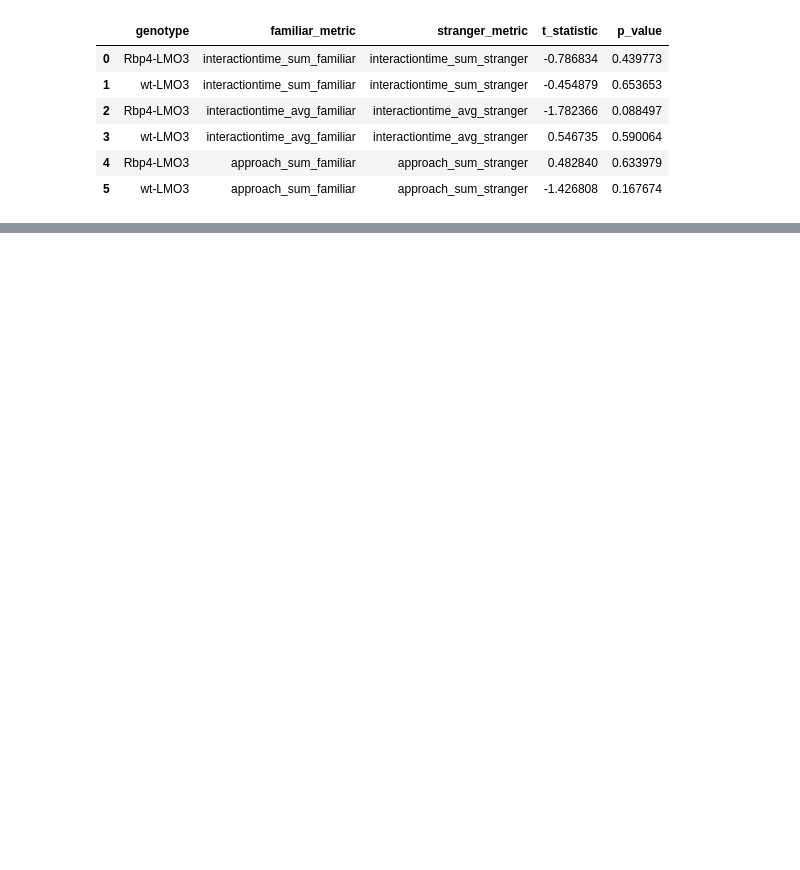
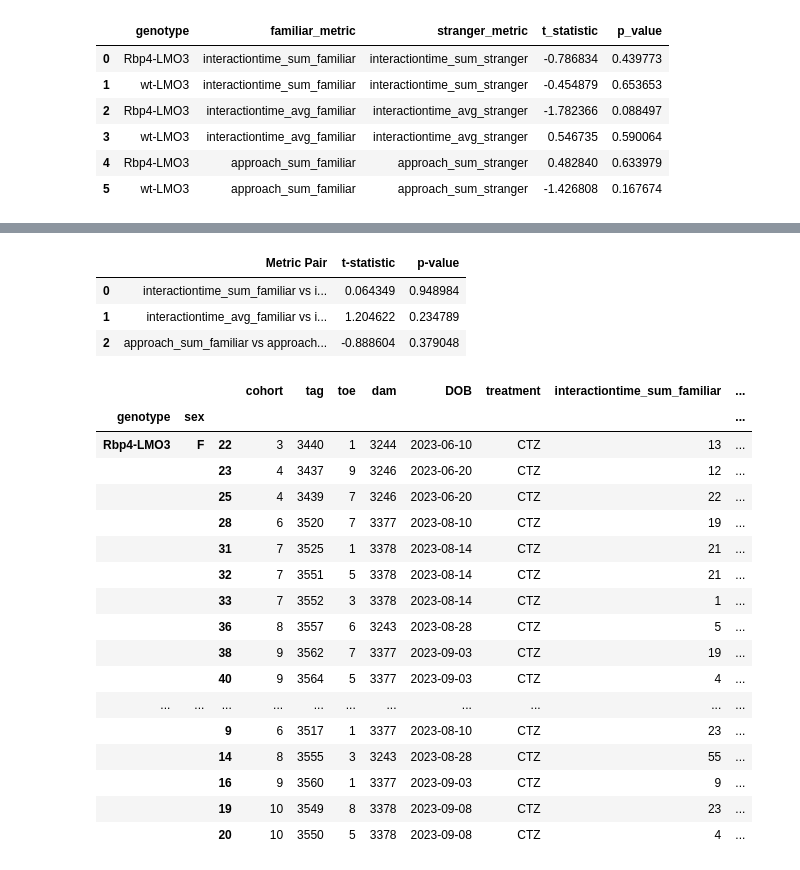
Before and after one commit to ecresp1el/ezpzmouseanalytics, a Jupyter notebook: notebooks/ezpz_analysis.ipynb, the cells around one changed output, grey strips where cells are left out. Cells and saved outputs as stored; diff of their text form; code cells hidden in the pictures; blank space fills up the shorter version.

```diff
--- a/notebooks/ezpz_analysis.ipynb
+++ b/notebooks/ezpz_analysis.ipynb
@@ -519,0 +972,29 @@ ValueError: cannot insert genotype, already exists
+# %%
+# Perform t-tests on the discrimination index
+mouse_analysis.analysis.perform_discrimination_ttest()
+# %% [output]
+|  | Metric Pair | t-statistic | p-value |
+| 0 | interactiontime_sum_familiar vs i... | 0.064349 | 0.948984 |
+| 1 | interactiontime_avg_familiar vs i... | 1.204622 | 0.234789 |
+| 2 | approach_sum_familiar vs approach... | -0.888604 | 0.379048 |
+# %%
+mouse_analysis.genotype_sex_groups
+# %% [output]
+|  |  |  | cohort | tag | toe | dam | DOB | treatment | interactiontime_sum_familiar | ... |
+| genotype | sex |  |  |  |  |  |  |  |  | ... |
+| Rbp4-LMO3 | F | 22 | 3 | 3440 | 1 | 3244 | 2023-06-10 | CTZ | 13 | ... |
+|  |  | 23 | 4 | 3437 | 9 | 3246 | 2023-06-20 | CTZ | 12 | ... |
+|  |  | 25 | 4 | 3439 | 7 | 3246 | 2023-06-20 | CTZ | 22 | ... |
+|  |  | 28 | 6 | 3520 | 7 | 3377 | 2023-08-10 | CTZ | 19 | ... |
+|  |  | 31 | 7 | 3525 | 1 | 3378 | 2023-08-14 | CTZ | 21 | ... |
+|  |  | 32 | 7 | 3551 | 5 | 3378 | 2023-08-14 | CTZ | 21 | ... |
+|  |  | 33 | 7 | 3552 | 3 | 3378 | 2023-08-14 | CTZ | 1 | ... |
+|  |  | 36 | 8 | 3557 | 6 | 3243 | 2023-08-28 | CTZ | 5 | ... |
+|  |  | 38 | 9 | 3562 | 7 | 3377 | 2023-09-03 | CTZ | 19 | ... |
+|  |  | 40 | 9 | 3564 | 5 | 3377 | 2023-09-03 | CTZ | 4 | ... |
+| ... | ... | ... | ... | ... | ... | ... | ... | ... | ... | ... |
+|  |  | 9 | 6 | 3517 | 1 | 3377 | 2023-08-10 | CTZ | 23 | ... |
+|  |  | 14 | 8 | 3555 | 3 | 3243 | 2023-08-28 | CTZ | 55 | ... |
+|  |  | 16 | 9 | 3560 | 1 | 3377 | 2023-09-03 | CTZ | 9 | ... |
+|  |  | 19 | 10 | 3549 | 8 | 3378 | 2023-09-08 | CTZ | 23 | ... |
+|  |  | 20 | 10 | 3550 | 5 | 3378 | 2023-09-08 | CTZ | 4 | ... |
```
Also changed, not shown: parts of 16 cells of this notebook.
